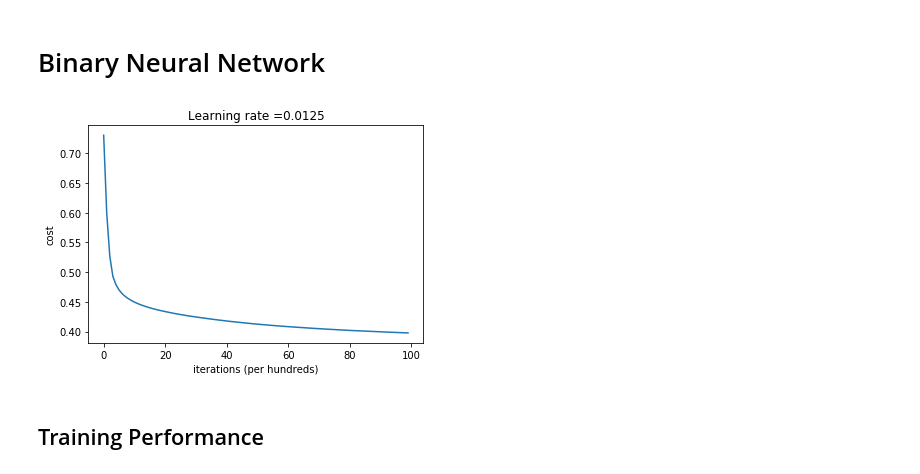
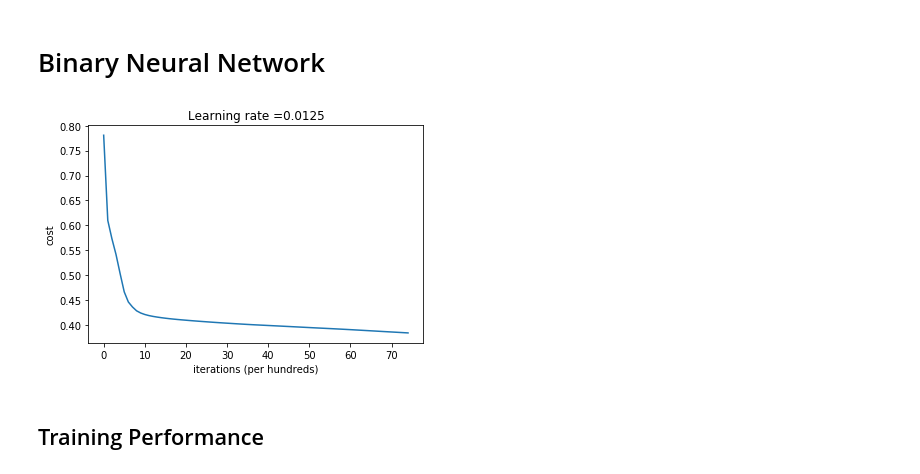
Before and after one commit to Kim-Sha/mlp-binary-classifier, a Jupyter notebook: churn_NN_application.ipynb, the cells around one changed output. Cells and saved outputs as stored; diff of their text form; code cells hidden in the pictures.

```diff
--- a/churn_NN_application.ipynb
+++ b/churn_NN_application.ipynb
@@ -46,12 +46,12 @@ print(y_test.shape)
 # %%
 churn_nn = BinaryNN(norm_X_train, y_train)
 # %%
-churn_nn.L_layer_model(layer_dimensions = [39, 20, 10, 5, 1],
+churn_nn.L_layer_model(layer_dimensions = [39, 30, 25, 20, 10, 5, 1],
                        print_cost = False,
-                       num_iterations = 10000,
+                       num_iterations = 7500,
                        learning_rate = 0.0125)
 # %% [output]
-[figure, old version]
+[figure, new version]
 # %% [markdown]
 ## Training Performance
 # %%
```
Also changed, not shown: parts of 6 cells of this notebook.
